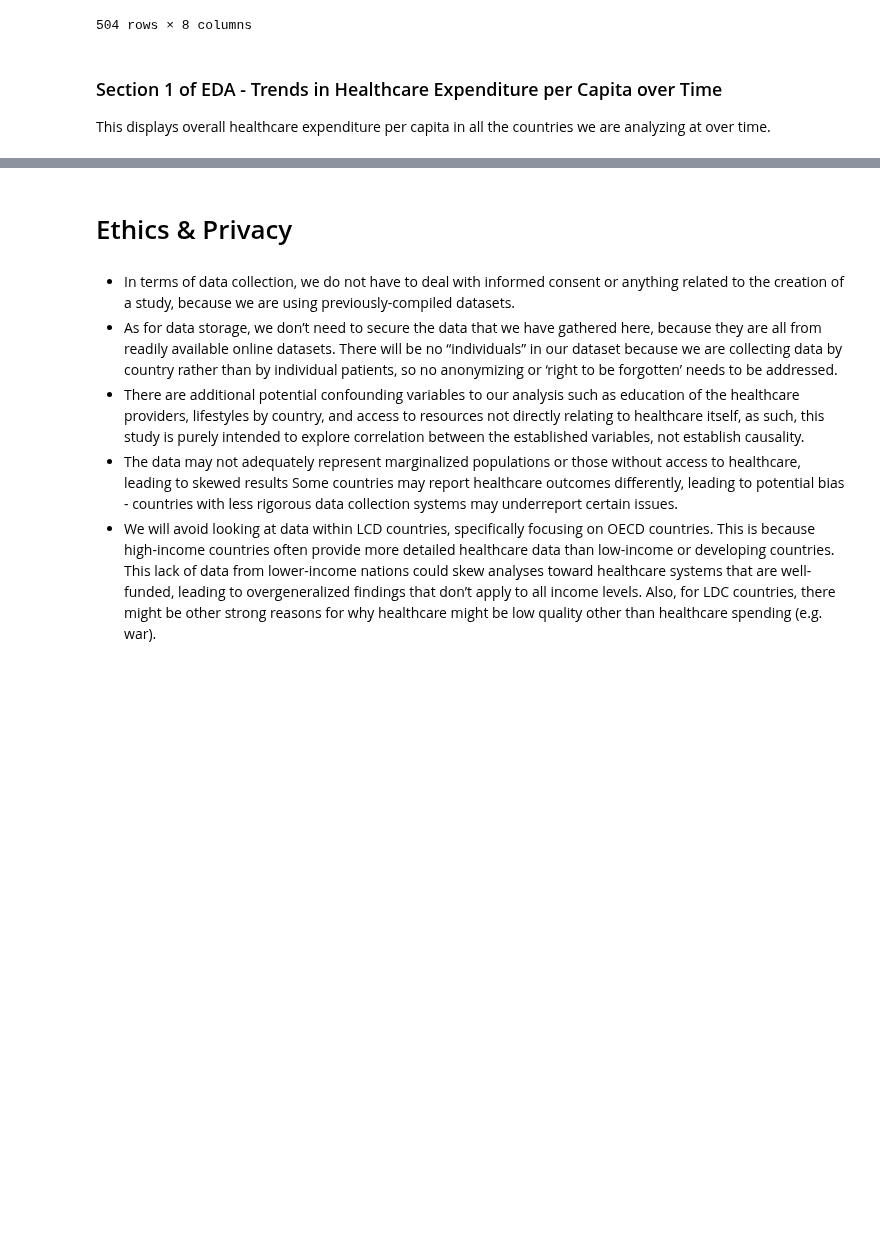
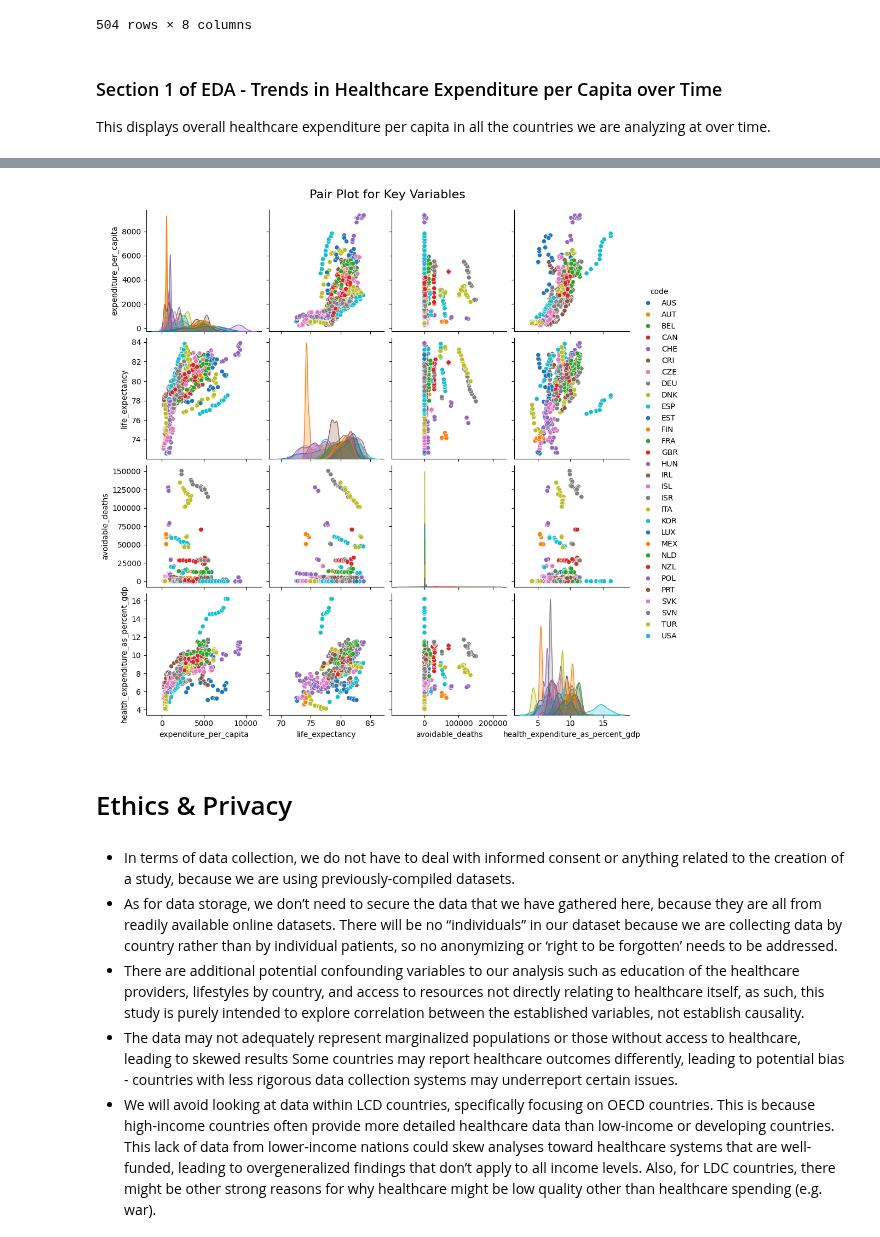
Before and after one commit to AishaWolff/data_science_research_project, a Jupyter notebook: EDACheckpoint_Group063-FA24.ipynb, the cells around one changed output, grey strips where cells are left out. Drawn from its saved outputs; the diff is of its cells as text; code cells hidden in the pictures; blank space fills up the shorter version.

```diff
--- a/EDACheckpoint_Group063-FA24.ipynb
+++ b/EDACheckpoint_Group063-FA24.ipynb
@@ -550,3 +588,16 @@ Some more words and stuff.  Remember notebooks work best if you interleave the c
+# %%
+# key variables correlation plots
+def key_variables_plot():
+    df = pd.read_csv("cleaned_datasets/main_df.csv")
+    sns.pairplot(df, vars=['expenditure_per_capita', 'life_expectancy',
+                                    'avoidable_deaths', 'health_expenditure_as_percent_gdp'],
+                hue='code', palette='tab10', diag_kind='kde', height=2.5)
+    plt.suptitle('Pair Plot for Key Variables', y=1.02, fontsize=16)
+    plt.show()
+
+key_variables_plot()
+# %% [output]
+[figure, added]
 # %% [markdown]
 # Ethics & Privacy
 # %% [markdown]
```
Also changed, not shown: parts of 7 cells of this notebook, 1 other file.
